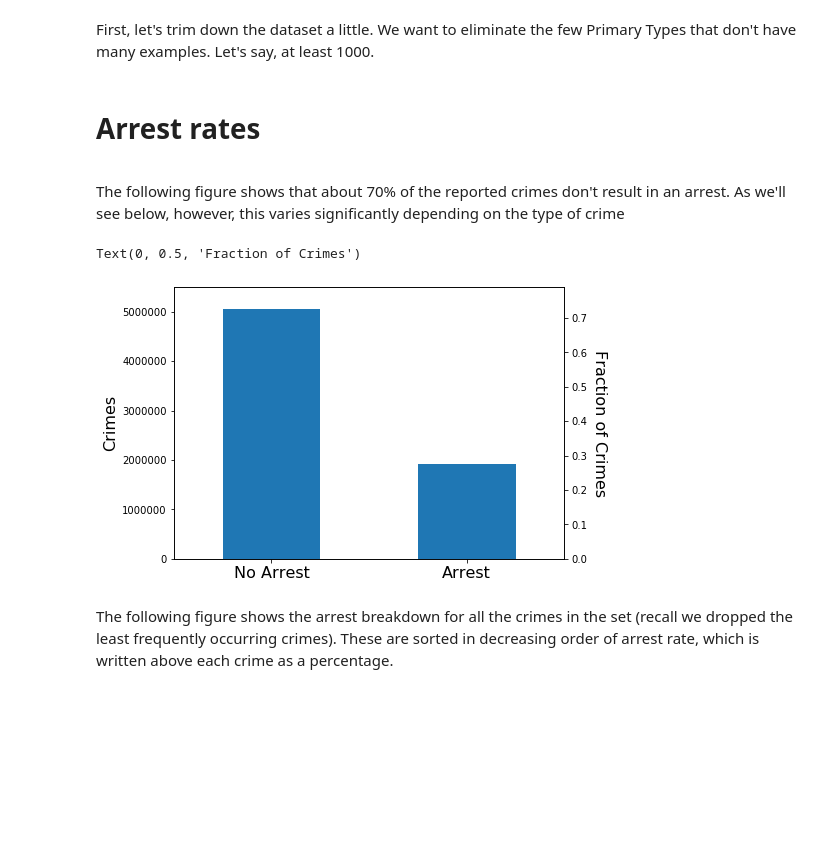
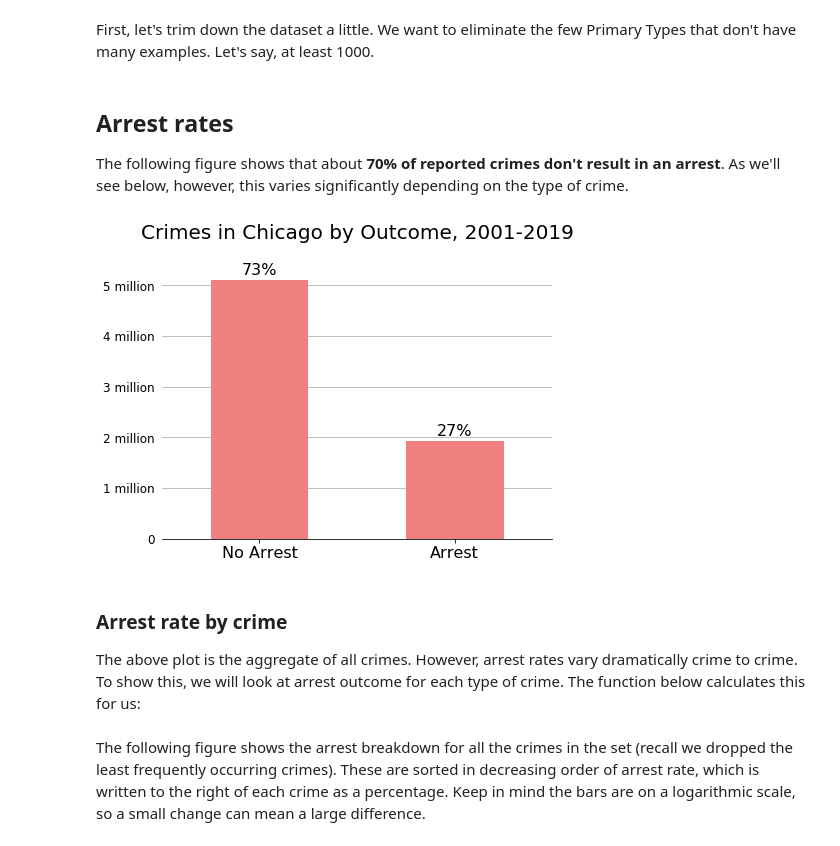
Before and after one commit to emapple/chicago-crime, a Jupyter notebook: notebooks/02-arrests.ipynb, the cells around one changed output. Saved outputs shown, nothing was run; the diff lists cells and outputs as text; code cells hidden in the pictures; blank space fills up the shorter version.

Commit message:
Update arrests notebook

```diff
--- a/notebooks/02-arrests.ipynb
+++ b/notebooks/02-arrests.ipynb
@@ -96,27 +20,15 @@ def plot_arrest_dat_v2(arrest_dat, ax, colors=None):
 crimedata = pd.read_hdf('/home/elaad/Documents/DatAnalysis/datasets/chicago_crimes.hdf')
 # %% [markdown]
 First, let's trim down the dataset a little. We want to eliminate the few Primary Types that don't have many examples. Let's say, at least 1000.
-# %%
-incidence = crimedata['Primary Type'].value_counts()
-infrequent = incidence[incidence < 1000].index
-crimedata = crimedata.replace(to_replace=infrequent, value=np.nan).dropna(axis=0)
-# %% [markdown]
-# Arrest rates
-<a id='arrest-rates'></a>
+# %%
+# frequencies of crimes
+incidence = crimedata['Primary Type'].value_counts()
+# keep only frequent ones
+frequents = incidence.loc[incidence >= 1000].index
+# dropping the infrequent ones
+crimedata = crimedata.loc[crimedata['Primary Type'].isin(frequents)]
 # %% [markdown]
-The following figure shows that about 70% of the reported crimes don't result in an arrest. As we'll see below, however, this varies significantly depending on the type of crime
+## Arrest rates
+<a id='arrest-rates'></a>
+
+The following figure shows that about **70% of reported crimes don't result in an arrest**. As we'll see below, however, this varies significantly depending on the type of crime.
-# %%
-fig, ax = plt.subplots(1, 1)
-fig.set_size_inches(7, 5)
-arrests = crimedata['Arrest'].value_counts()
-arrests.plot(kind='bar', ax=ax)
-ax.tick_params(axis='x', labelsize=16, rotation=0)
-ax.set_xticklabels(['No Arrest', 'Arrest'])
-ax.set_ylabel('Crimes', fontsize=16)
-ax2 = ax.twinx()
-ax.set_ylim([0, 5.5e6])
-ax2.set_ylim([0, 5.5e6 / arrests.sum()])
-ax2.set_ylabel('Fraction of Crimes', fontsize=16, rotation=270, labelpad=20)
-# %% [output]
-Text(0, 0.5, 'Fraction of Crimes')
-[figure, removed]
@@ -124,0 +35,30 @@ arrests_by_crime = calculate_arrest_dat(crimedata)
+# %%
+fig, ax = plt.subplots(1, 1)
+fig.set_size_inches(7, 5)
+arrests = crimedata['Arrest'].value_counts()
+arrests.plot(kind='bar', ax=ax, color='lightcoral')
+
+# various plot details
+ax.tick_params(axis='x', labelsize=16, rotation=0)
+ax.set_yticks(np.arange(0, 6e6, 1e6))
+ax.set_yticklabels([0] + [f'{x} million' for x in np.arange(1, 6)])
+ax.tick_params(axis='y', which='both', left=False, labelsize=12)
+ax.grid(axis='y')
+ax.set_axisbelow(True)
+ax.set_xticklabels(['No Arrest', 'Arrest'])
+for pos in ['left', 'top', 'right']:
+    ax.spines[pos].set_visible(False)
+
+# add percentage labels
+for p in ax.patches:
+    ax.text(p.get_x() + 0.5 * p.get_width(), p.get_height() + 1e5,
+            f'{100 * p.get_height() / len(crimedata):.0f}%',
+            ha='center', fontsize=16)
+ax.set_title('Crimes in Chicago by Outcome, 2001-2019\n', fontsize=20)
+plt.show()
+# %% [output]
+[figure, added]
+# %% [markdown]
+### Arrest rate by crime
+
+The above plot is the aggregate of all crimes. However, arrest rates vary dramatically crime to crime. To show this, we will look at arrest outcome for each type of crime. The function below calculates this for us:
@@ -125,2 +108,2 @@ arrests_by_crime = calculate_arrest_dat(crimedata)
 # %% [markdown]
-The following figure shows the arrest breakdown for all the crimes in the set (recall we dropped the least frequently occurring crimes). These are sorted in decreasing order of arrest rate, which is written above each crime as a percentage.
+The following figure shows the arrest breakdown for all the crimes in the set (recall we dropped the least frequently occurring crimes). These are sorted in decreasing order of arrest rate, which is written to the right of each crime as a percentage. Keep in mind the bars are on a logarithmic scale, so a small change can mean a large difference.
```
Also changed, not shown: parts of 26 cells of this notebook.
